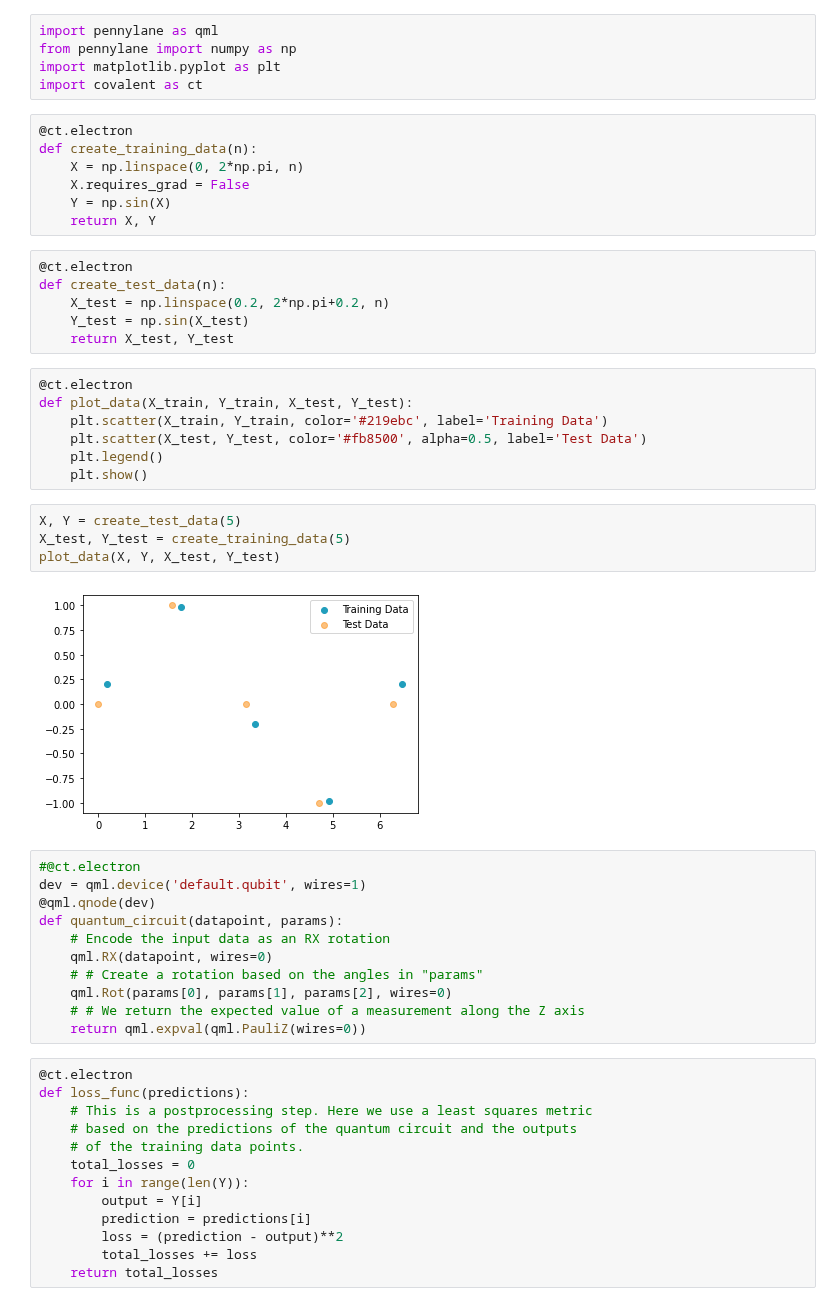
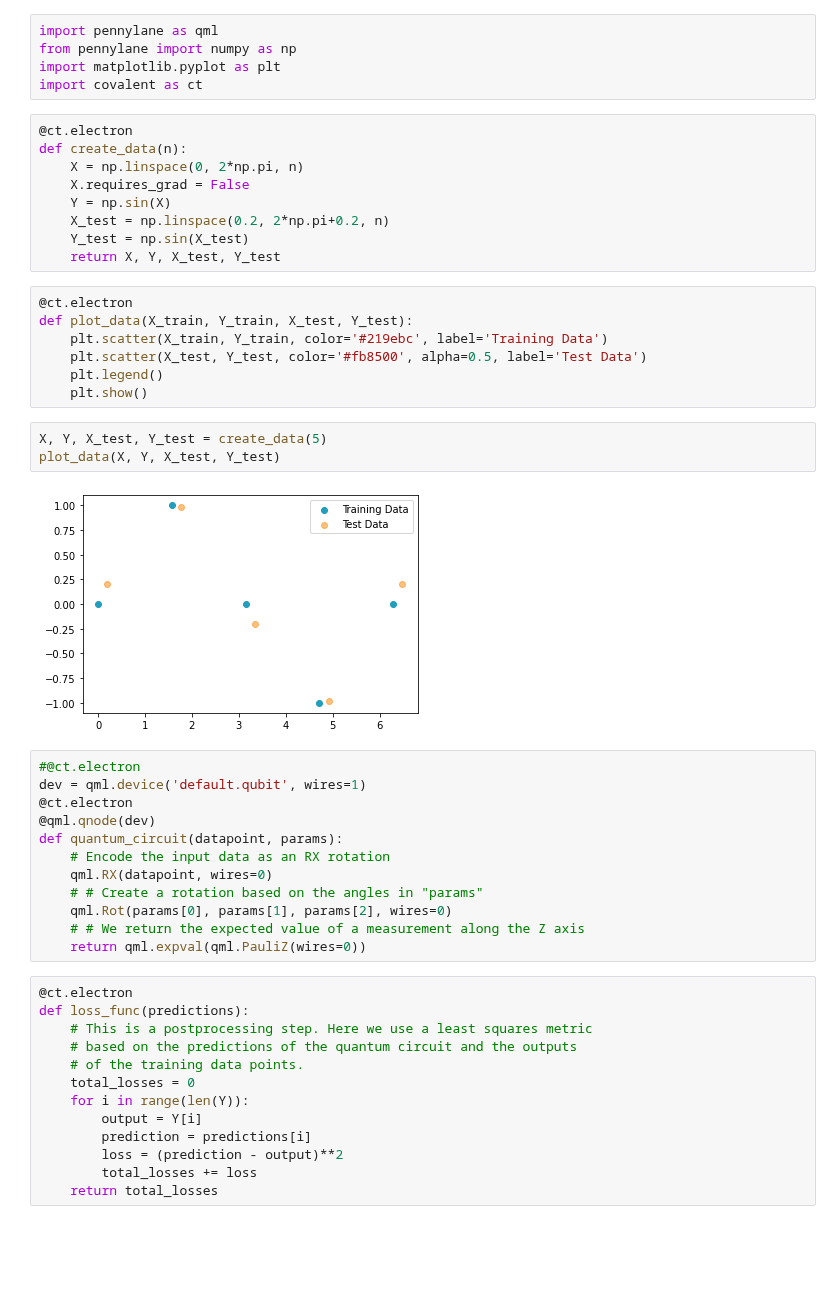
Before and after one commit to AgnostiqHQ/covalent, a Jupyter notebook: doc/source/tutorials/qml_2/function_fitting.ipynb, the cells around one changed output. Cells and saved outputs as stored; diff of their text form; blank space fills up the shorter version.

```diff
--- a/doc/source/tutorials/qml_2/function_fitting.ipynb
+++ b/doc/source/tutorials/qml_2/function_fitting.ipynb
@@ -5,17 +5,13 @@ import matplotlib.pyplot as plt
 import covalent as ct
 # %%
 @ct.electron
-def create_training_data(n):
+def create_data(n):
     X = np.linspace(0, 2*np.pi, n)
     X.requires_grad = False
     Y = np.sin(X)
-    return X, Y
+    X_test = np.linspace(0.2, 2*np.pi+0.2, n)
+    Y_test = np.sin(X_test)
+    return X, Y, X_test, Y_test
-# %%
-@ct.electron
-def create_test_data(n):
-    X_test = np.linspace(0.2, 2*np.pi+0.2, n)
-    Y_test = np.sin(X_test)
-    return X_test, Y_test
 # %%
 @ct.electron
 def plot_data(X_train, Y_train, X_test, Y_test):
@@ -24,14 +20,14 @@ def plot_data(X_train, Y_train, X_test, Y_test):
     plt.legend()
     plt.show()
 # %%
-X, Y = create_test_data(5)
-X_test, Y_test = create_training_data(5)
+X, Y, X_test, Y_test = create_data(5)
 plot_data(X, Y, X_test, Y_test)
 # %% [output]
-[figure, old version]
+[figure, new version]
 # %%
 #@ct.electron
 dev = qml.device('default.qubit', wires=1)
+@ct.electron
 @qml.qnode(dev)
 def quantum_circuit(datapoint, params):
     # Encode the input data as an RX rotation
```
Also changed, not shown: parts of 2 cells of this notebook.
